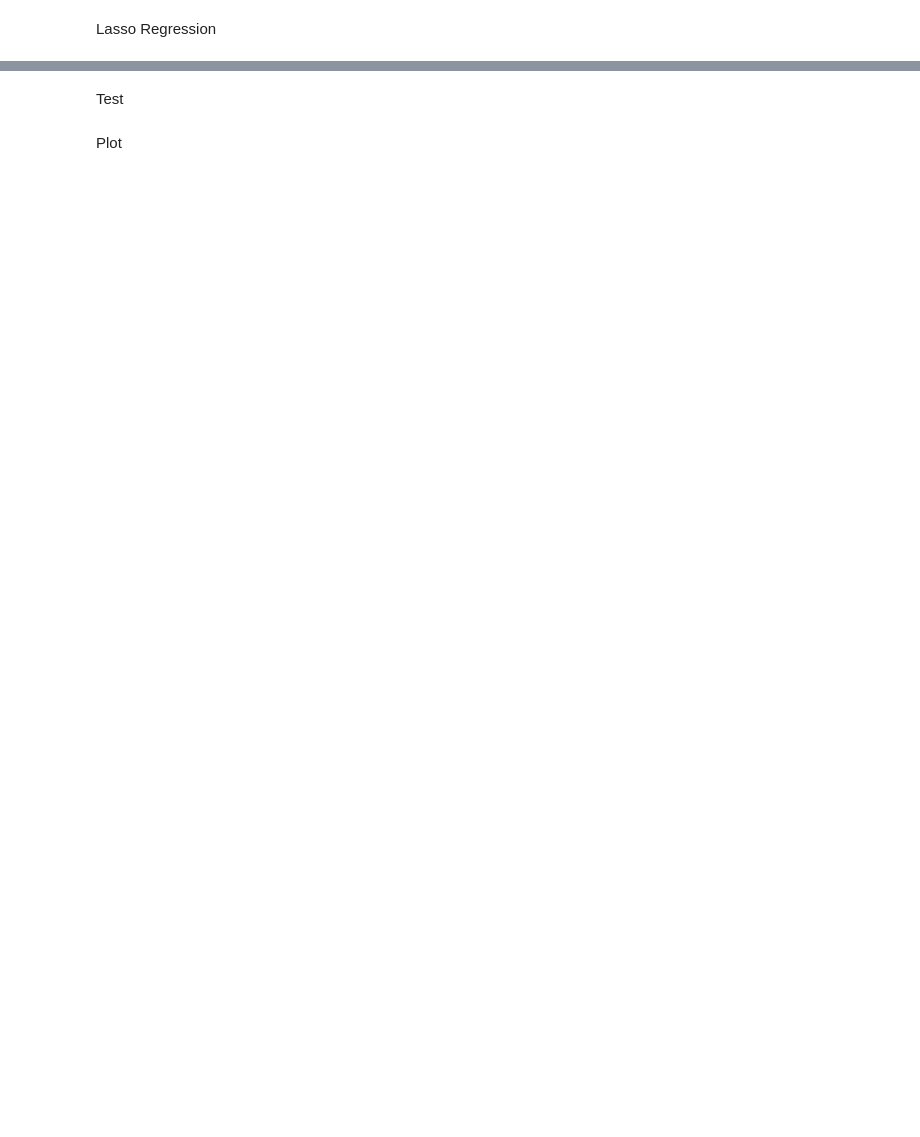
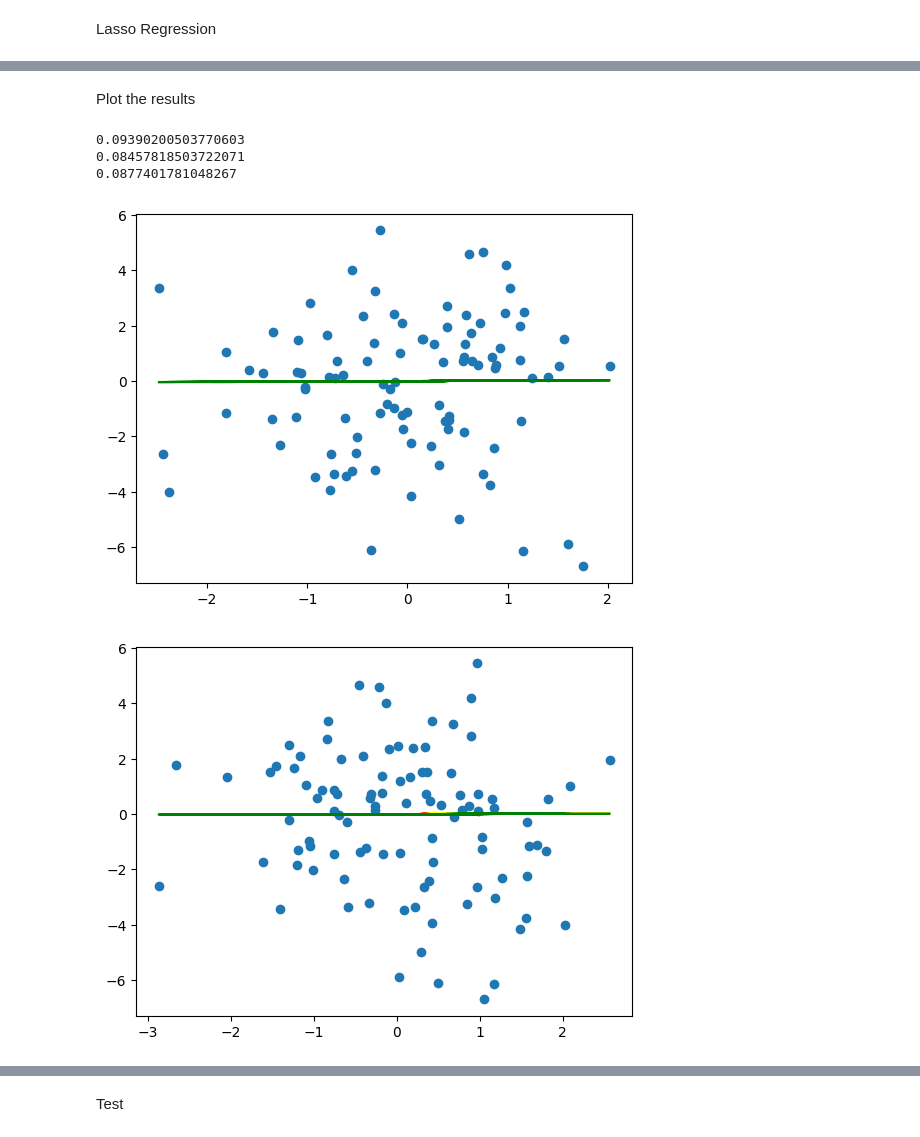
Before and after one commit to DuarteCerdeira/ML_Project, a Jupyter notebook: Regression1.ipynb, the cells around one changed output, grey strips where cells are left out. Drawn from its saved outputs; the diff is of its cells as text; code cells hidden in the pictures; blank space fills up the shorter version.

```diff
--- a/Regression1.ipynb
+++ b/Regression1.ipynb
@@ -34,0 +10,3 @@ print(model.coef_)
+# %%
+def sum_squared_errors(estimator, X, y):
+    return np.sum((np.reshape(estimator.predict(X), (y.shape)) - y) ** 2)
@@ -69,0 +124,20 @@ print(lasso.coef_)
+# %% [markdown]
+Plot the results
+# %%
+print(sum_squared_errors(linear, X_test, y_test))
+print(sum_squared_errors(ridge, X_test, y_test))
+print(sum_squared_errors(lasso, X_test, y_test))
+
+for feature in range(10):
+    plt.figure(feature)
+    plt.scatter(data_x[:,feature], data_y)
+    plt.plot(data_x[:,feature], data_x[:, feature] * linear.coef_[:, feature], color="Red")
+    plt.plot(data_x[:,feature], data_x[:, feature] * ridge.coef_[:, feature], color="Yellow")
+    plt.plot(data_x[:,feature], data_x[:, feature] * lasso.coef_[feature], color="Green")
+    plt.show()
+# %% [output]
+0.09390200503770603
+0.08457818503722071
+0.0877401781048267
+[figure, added]
+[figure, added]
@@ -76,2 +153,0 @@ Test
-# %% [markdown]
-Plot
```
Also changed, not shown: parts of 16 cells of this notebook, 1 other file.
